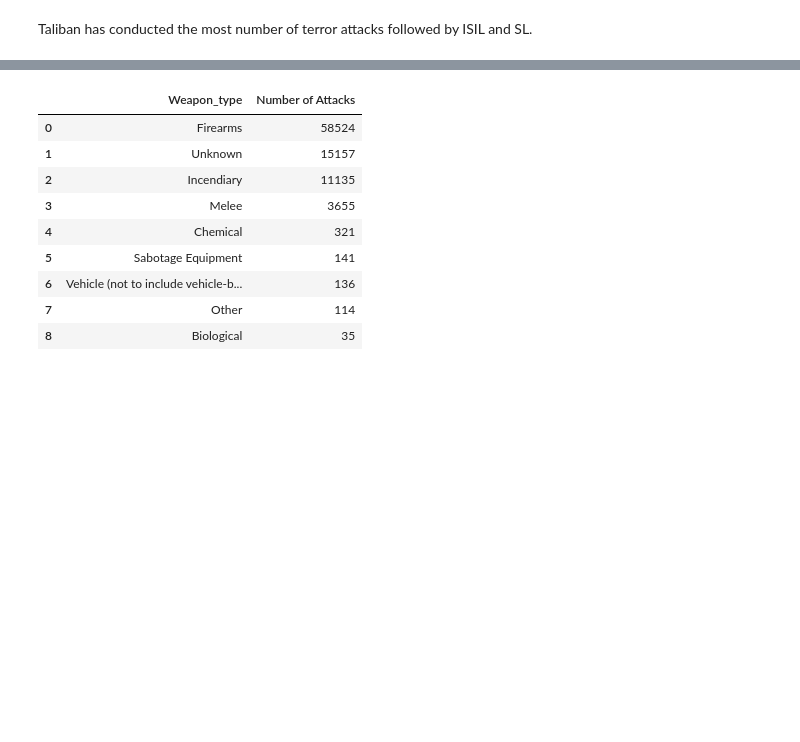
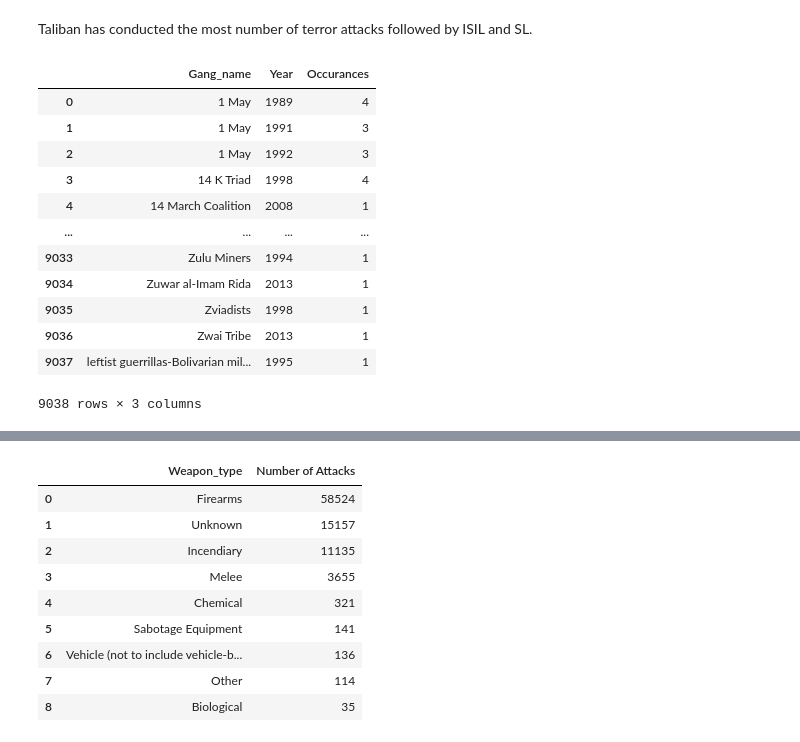
Before and after one commit to chanakyaadari/Global_Terrorism_EDA, a Jupyter notebook: Copy_of_Global_Terrorism_Analysis_Capstone_Project.ipynb, the cells around one changed output, grey strips where cells are left out. Saved outputs shown, nothing was run; the diff lists cells and outputs as text; code cells hidden in the pictures; blank space fills up the shorter version.

```diff
--- a/Copy_of_Global_Terrorism_Analysis_Capstone_Project.ipynb
+++ b/Copy_of_Global_Terrorism_Analysis_Capstone_Project.ipynb
@@ -538,3 +587,21 @@ plt.show()
 [figure]
 # %% [markdown]
 Taliban has conducted the most number of terror attacks followed by ISIL and SL.
+# %%
+# Creating data frame
+Gang_attacks_df=new_df.groupby('Gang_name',axis=0)['Year'].value_counts().rename('Occurances').to_frame().reset_index()
+Gang_attacks_df
+# %% [output]
+|  | Gang_name | Year | Occurances |
+| 0 | 1 May | 1989 | 4 |
+| 1 | 1 May | 1991 | 3 |
+| 2 | 1 May | 1992 | 3 |
+| 3 | 14 K Triad | 1998 | 4 |
+| 4 | 14 March Coalition | 2008 | 1 |
+| ... | ... | ... | ... |
+| 9033 | Zulu Miners | 1994 | 1 |
+| 9034 | Zuwar al-Imam Rida | 2013 | 1 |
+| 9035 | Zviadists | 1998 | 1 |
+| 9036 | Zwai Tribe | 2013 | 1 |
+| 9037 | leftist guerrillas-Bolivarian mil... | 1995 | 1 |
+9038 rows × 3 columns
```
Also changed, not shown: parts of 22 cells of this notebook.
